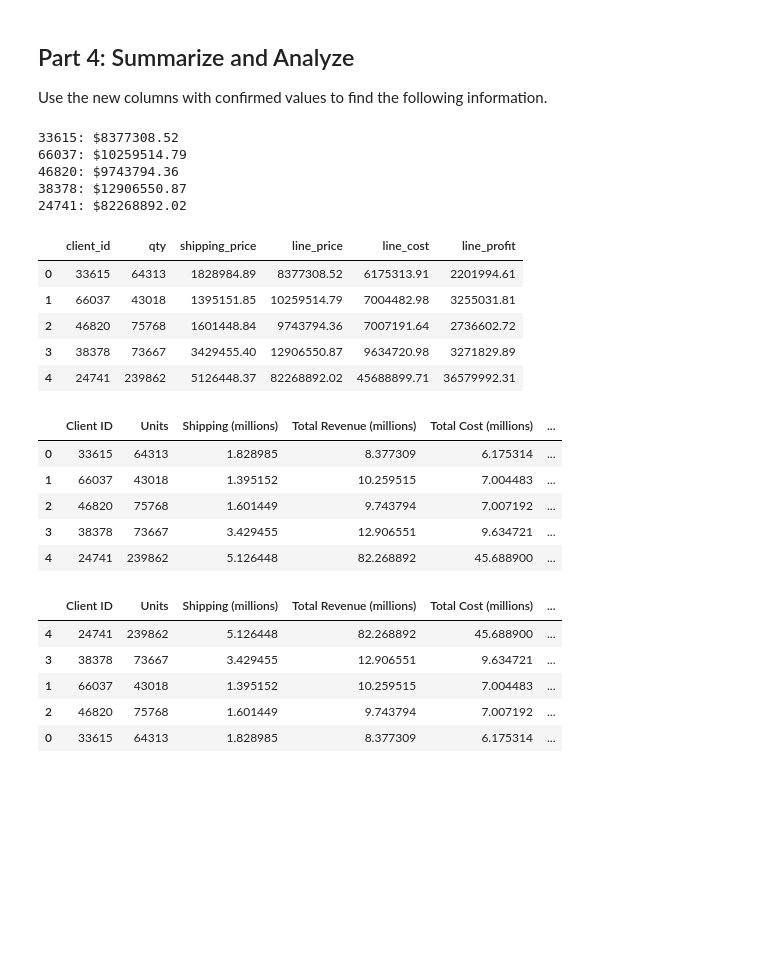
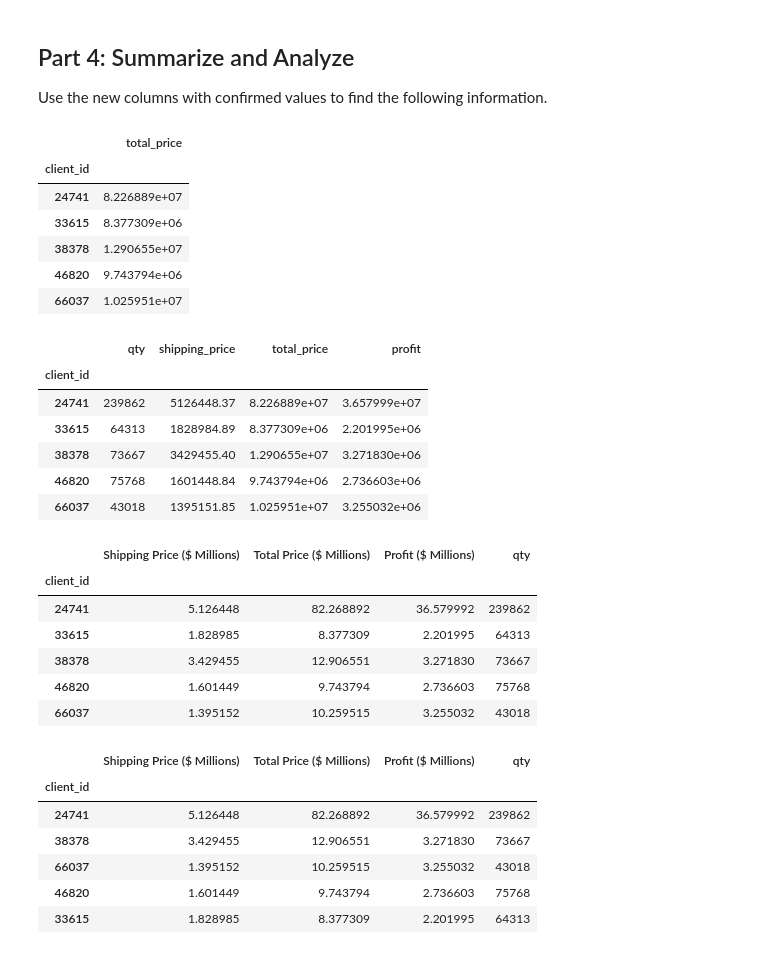
Before and after one commit to YuJames/pandas-challenge-1, a Jupyter notebook: wholesale_data_analysis_starter_code.ipynb, the cells around one changed output. Drawn from its saved outputs; the diff is of its cells as text; code cells hidden in the pictures; blank space fills up the shorter version.

```diff
--- a/wholesale_data_analysis_starter_code.ipynb
+++ b/wholesale_data_analysis_starter_code.ipynb
@@ -228,48 +230,66 @@ Order 2742071 matching total of $152,811.89: 152811.897075
 Use the new columns with confirmed values to find the following information.
 # %%
 # How much did each of the top 5 clients by quantity spend? Check your work from Part 1 for client ids.
+
+df_grouped_by_top_clients = df[df["client_id"].isin(top_five_client_ids)].groupby(["client_id"]).sum("total_price")
+df_grouped_by_top_clients[["total_price"]]
 # %% [output]
-33615: $8377308.52
-66037: $10259514.79
-46820: $9743794.36
-38378: $12906550.87
-24741: $82268892.02
+|  | total_price |
+| client_id |  |
+| 24741 | 8.226889e+07 |
+| 33615 | 8.377309e+06 |
+| 38378 | 1.290655e+07 |
+| 46820 | 9.743794e+06 |
+| 66037 | 1.025951e+07 |
 # %%
 # Create a summary DataFrame showing the totals for the for the top 5 clients with the following information:
 # total units purchased, total shipping price, total revenue, and total profit.
+df_summary_of_top_clients = df[df["client_id"].isin(top_five_client_ids)].groupby(["client_id"]).sum(["qty", "shipping_price", "total_price", "profit"])
+df_summary_of_top_clients[["qty", "shipping_price", "total_price", "profit"]]
 # %% [output]
-|  | client_id | qty | shipping_price | line_price | line_cost | line_profit |
-| 0 | 33615 | 64313 | 1828984.89 | 8377308.52 | 6175313.91 | 2201994.61 |
-| 1 | 66037 | 43018 | 1395151.85 | 10259514.79 | 7004482.98 | 3255031.81 |
-| 2 | 46820 | 75768 | 1601448.84 | 9743794.36 | 7007191.64 | 2736602.72 |
-| 3 | 38378 | 73667 | 3429455.40 | 12906550.87 | 9634720.98 | 3271829.89 |
-| 4 | 24741 | 239862 | 5126448.37 | 82268892.02 | 45688899.71 | 36579992.31 |
+|  | qty | shipping_price | total_price | profit |
+| client_id |  |  |  |  |
+| 24741 | 239862 | 5126448.37 | 8.226889e+07 | 3.657999e+07 |
+| 33615 | 64313 | 1828984.89 | 8.377309e+06 | 2.201995e+06 |
+| 38378 | 73667 | 3429455.40 | 1.290655e+07 | 3.271830e+06 |
+| 46820 | 75768 | 1601448.84 | 9.743794e+06 | 2.736603e+06 |
+| 66037 | 43018 | 1395151.85 | 1.025951e+07 | 3.255032e+06 |
 # %%
 # Format the data and rename the columns to names suitable for presentation.
 
 # Define the money columns.
-
+shipping_price_conversion = {"shipping_price": "Shipping Price ($ Millions)"}
+total_price_conversion = {"total_price": "Total Price ($ Millions)"}
+profit_conversion = {"profit": "Profit ($ Millions)"}
 
 # Define a function that converts a dollar amount to millions.
-
+def currency_format_millions(value):
+    return value / 1000000
 
 # Apply the currency_format_millions function to only the money columns.
-
-
+formatted_df = pd.concat(
+    [df_summary_of_top_clients[["shipping_price", "total_price", "profit"]].applymap(currency_format_millions), df_summary_of_top_clients["qty"]],
+    axis=1
+)
 # Rename the columns to reflect the change in the money format.
+renamed_df = formatted_df.rename(columns={**shipping_price_conversion, **total_price_conversion, **profit_conversion})
+renamed_df
 # %% [output]
-|  | Client ID | Units | Shipping (millions) | Total Revenue (millions) | Total Cost (millions) | ... |
-| 0 | 33615 | 64313 | 1.828985 | 8.377309 | 6.175314 | ... |
-| 1 | 66037 | 43018 | 1.395152 | 10.259515 | 7.004483 | ... |
-| 2 | 46820 | 75768 | 1.601449 | 9.743794 | 7.007192 | ... |
-| 3 | 38378 | 73667 | 3.429455 | 12.906551 | 9.634721 | ... |
-| 4 | 24741 | 239862 | 5.126448 | 82.268892 | 45.688900 | ... |
+|  | Shipping Price ($ Millions) | Total Price ($ Millions) | Profit ($ Millions) | qty |
+| client_id |  |  |  |  |
+| 24741 | 5.126448 | 82.268892 | 36.579992 | 239862 |
+| 33615 | 1.828985 | 8.377309 | 2.201995 | 64313 |
+| 38378 | 3.429455 | 12.906551 | 3.271830 | 73667 |
+| 46820 | 1.601449 | 9.743794 | 2.736603 | 75768 |
+| 66037 | 1.395152 | 10.259515 | 3.255032 | 43018 |
 # %%
 # Sort the updated data by "Total Profit (millions)" form highest to lowest and assign the sort to a new DatFrame.
+renamed_df.sort_values(by=["Profit ($ Millions)"], ascending=False)
 # %% [output]
-|  | Client ID | Units | Shipping (millions) | Total Revenue (millions) | Total Cost (millions) | ... |
-| 4 | 24741 | 239862 | 5.126448 | 82.268892 | 45.688900 | ... |
-| 3 | 38378 | 73667 | 3.429455 | 12.906551 | 9.634721 | ... |
-| 1 | 66037 | 43018 | 1.395152 | 10.259515 | 7.004483 | ... |
-| 2 | 46820 | 75768 | 1.601449 | 9.743794 | 7.007192 | ... |
-| 0 | 33615 | 64313 | 1.828985 | 8.377309 | 6.175314 | ... |
+|  | Shipping Price ($ Millions) | Total Price ($ Millions) | Profit ($ Millions) | qty |
+| client_id |  |  |  |  |
+| 24741 | 5.126448 | 82.268892 | 36.579992 | 239862 |
+| 38378 | 3.429455 | 12.906551 | 3.271830 | 73667 |
+| 66037 | 1.395152 | 10.259515 | 3.255032 | 43018 |
+| 46820 | 1.601449 | 9.743794 | 2.736603 | 75768 |
+| 33615 | 1.828985 | 8.377309 | 2.201995 | 64313 |
```
Also changed, not shown: parts of 2 cells of this notebook.
